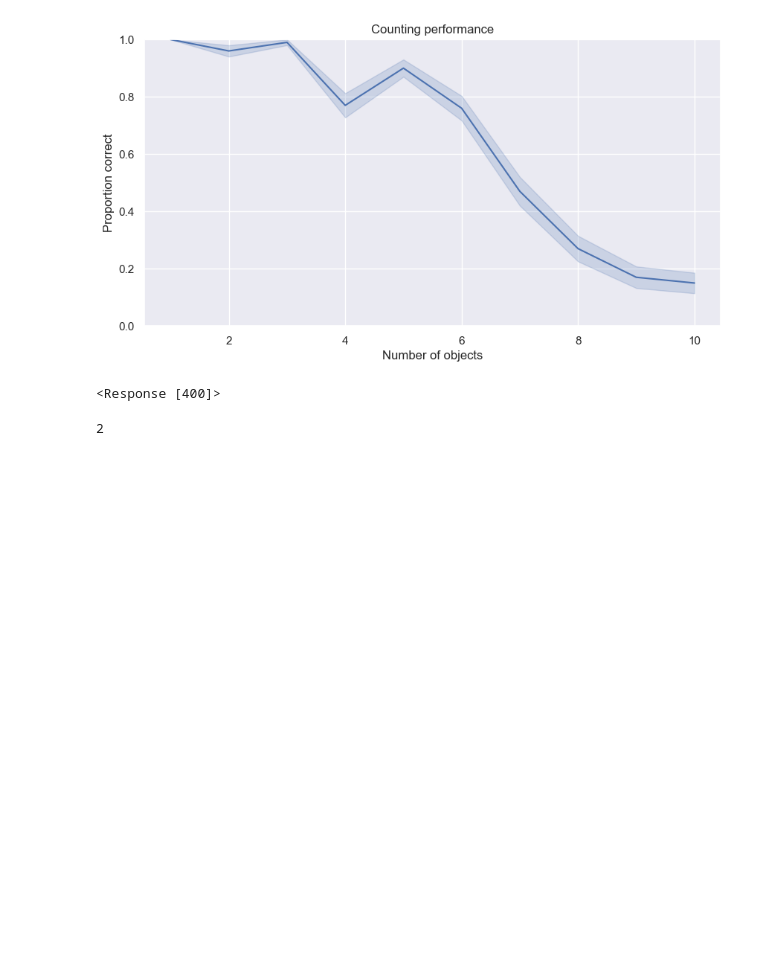
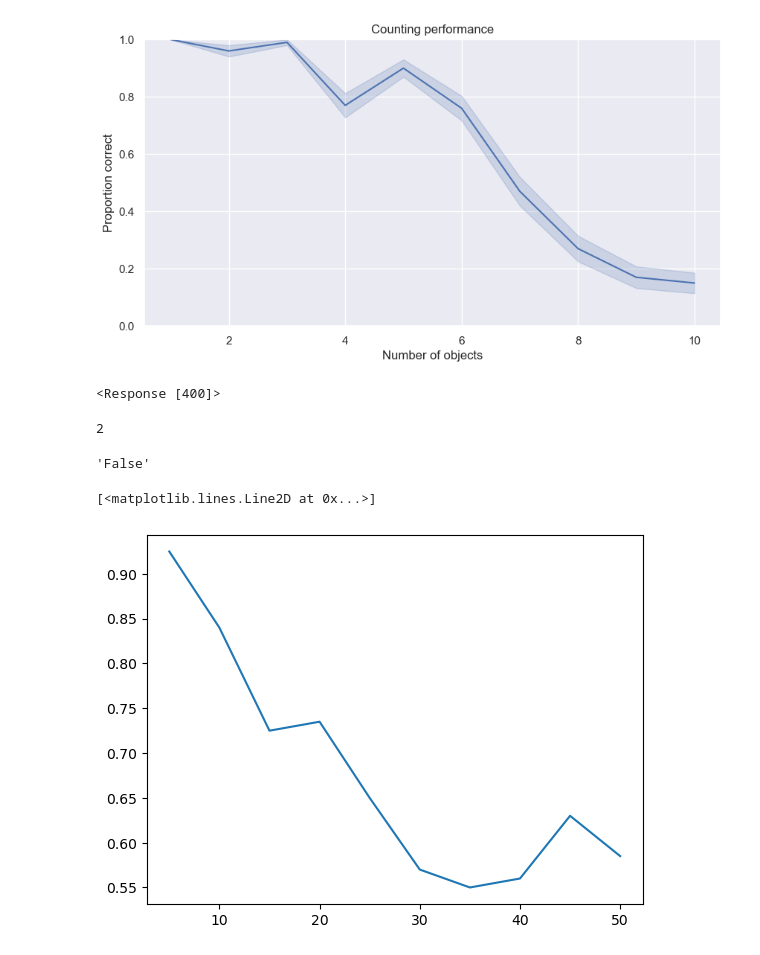
Before and after one commit to thisisadax/binding, a Jupyter notebook: dev.ipynb, the cells around one changed output. Drawn from its saved outputs; the diff is of its cells as text; code cells hidden in the pictures; blank space fills up the shorter version.

Commit message:
Scaled serial search task with letters stimuli.

```diff
--- a/dev.ipynb
+++ b/dev.ipynb
@@ -192,3 +192,22 @@ def compare_arrays(row):
 compare_arrays(test.iloc[9])
 # %% [output]
 2
+# %%
+test.answer[0] #.astype(bool)
+# %% [output]
+'False'
+# %%
+import pandas as pd
+
+search_path = '/Users/ic0523/Documents/projects/misc/vlm-binding/output/letters_search.csv'
+test = pd.read_csv(search_path)
+test['incongruent'] = test.incongruent.astype(bool)
+test['answer'] = test.answer.values == 'True'
+test['correct'] = test.answer == test.incongruent
+# %%
+import matplotlib.pyplot as plt
+
+plt.plot(test.groupby('n_shapes').correct.mean())
+# %% [output]
+[<matplotlib.lines.Line2D at 0x...>]
+[figure, added]
```
Also changed, not shown: 3 other files.
